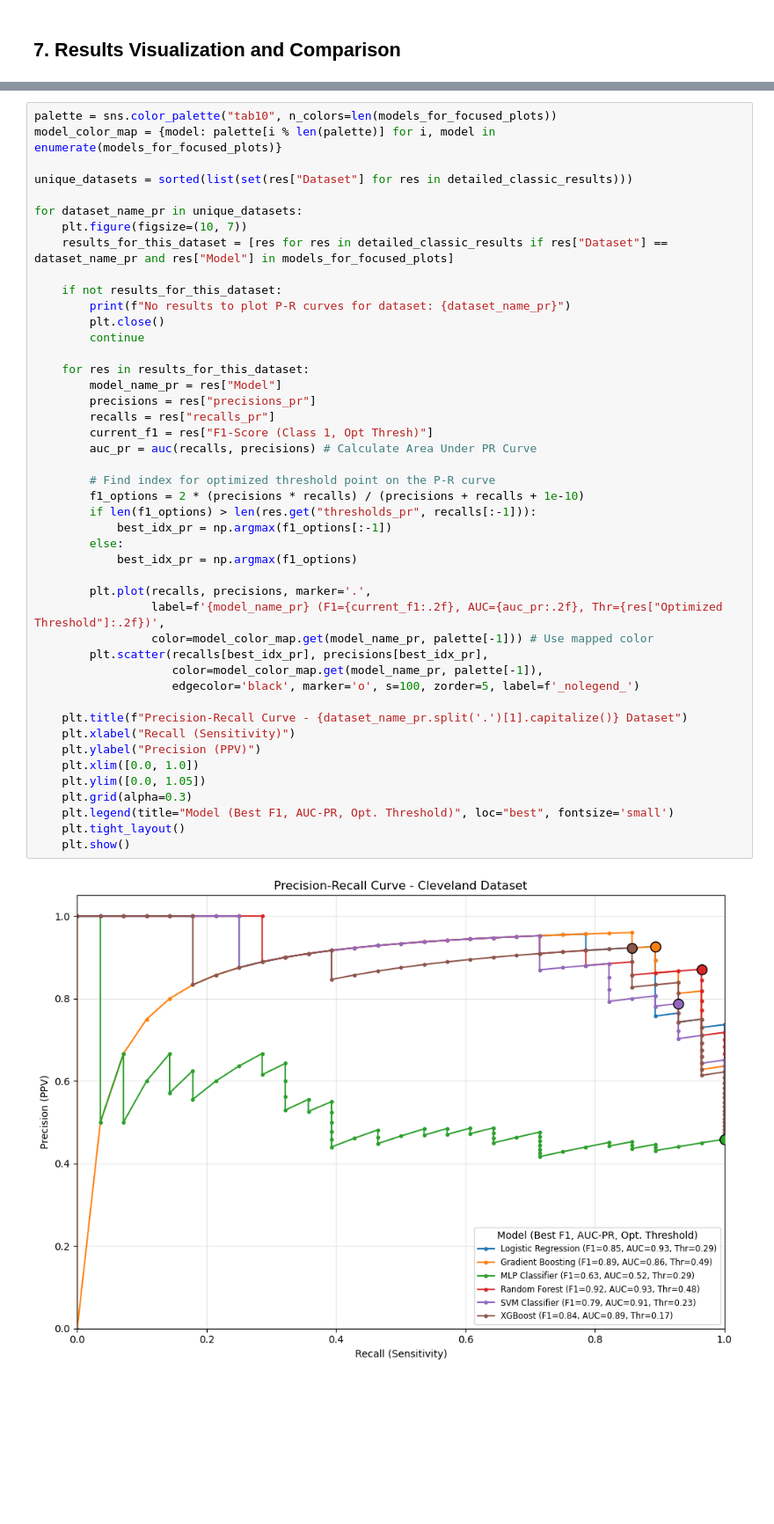
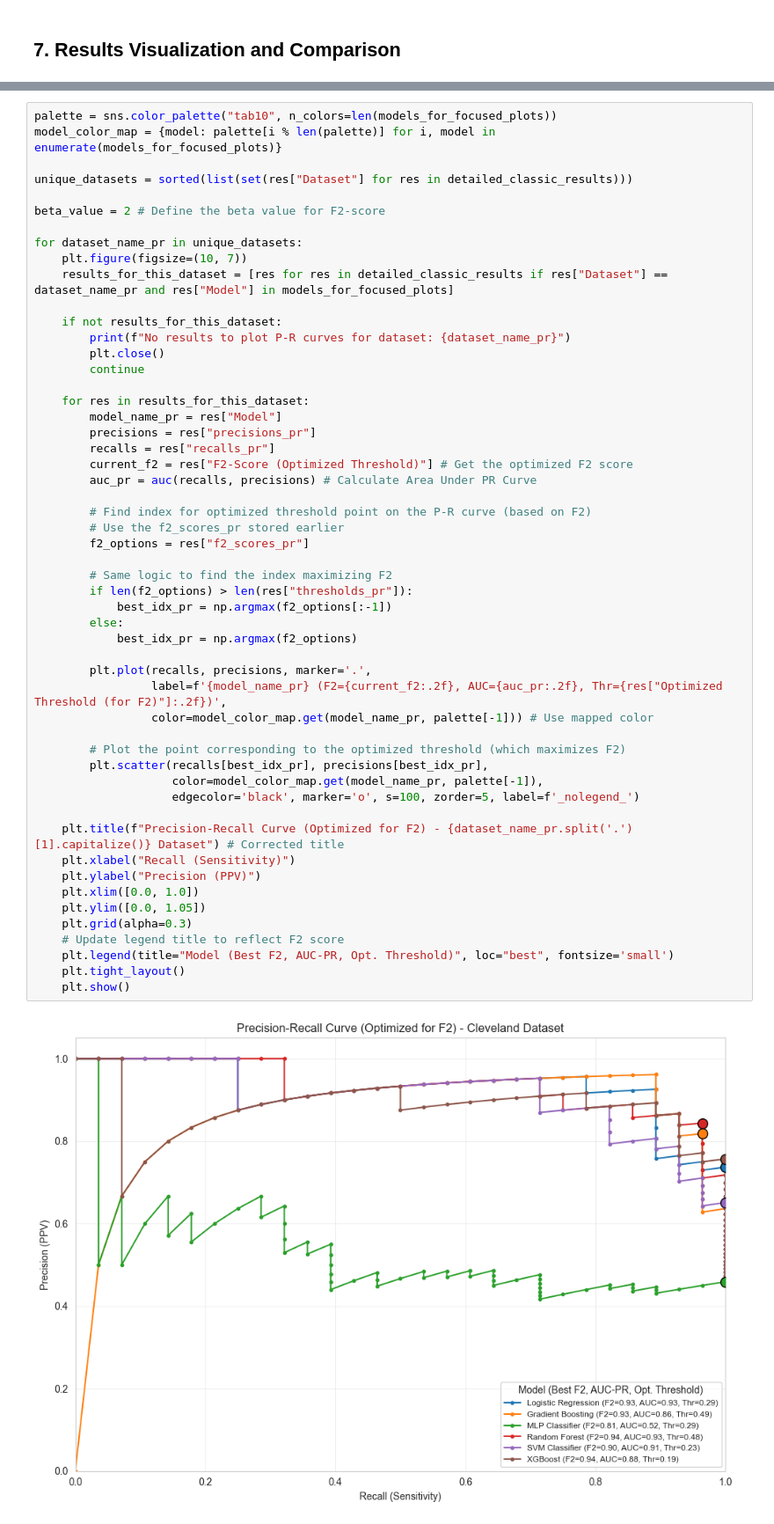
Before and after one commit to BytebenderCoco/machine-learning-predicting-heart-disease, a Jupyter notebook: heart_disease_prediction_baseline_vs_advanced_models.ipynb, the cells around one changed output, grey strips where cells are left out. Shown at 88% size. Cells and saved outputs as stored; diff of their text form; blank space fills up the shorter version.

```diff
--- a/heart_disease_prediction_baseline_vs_advanced_models.ipynb
+++ b/heart_disease_prediction_baseline_vs_advanced_models.ipynb
@@ -708,45 +786,53 @@ palette = sns.color_palette("tab10", n_colors=len(models_for_focused_plots))
 model_color_map = {model: palette[i % len(palette)] for i, model in enumerate(models_for_focused_plots)}
 
 unique_datasets = sorted(list(set(res["Dataset"] for res in detailed_classic_results)))
+
+beta_value = 2 # Define the beta value for F2-score
 
 for dataset_name_pr in unique_datasets:
     plt.figure(figsize=(10, 7))
     results_for_this_dataset = [res for res in detailed_classic_results if res["Dataset"] == dataset_name_pr and res["Model"] in models_for_focused_plots]
 
     if not results_for_this_dataset:
         print(f"No results to plot P-R curves for dataset: {dataset_name_pr}")
         plt.close()
         continue
 
     for res in results_for_this_dataset:
         model_name_pr = res["Model"]
         precisions = res["precisions_pr"]
         recalls = res["recalls_pr"]
-        current_f1 = res["F1-Score (Class 1, Opt Thresh)"]
+        current_f2 = res["F2-Score (Optimized Threshold)"] # Get the optimized F2 score
         auc_pr = auc(recalls, precisions) # Calculate Area Under PR Curve
 
-        # Find index for optimized threshold point on the P-R curve
-        f1_options = 2 * (precisions * recalls) / (precisions + recalls + 1e-10)
-        if len(f1_options) > len(res.get("thresholds_pr", recalls[:-1])):
-            best_idx_pr = np.argmax(f1_options[:-1])
+        # Find index for optimized threshold point on the P-R curve (based on F2)
+        # Use the f2_scores_pr stored earlier
+        f2_options = res["f2_scores_pr"]
+
+        # Same logic to find the index maximizing F2
+        if len(f2_options) > len(res["thresholds_pr"]):
+            best_idx_pr = np.argmax(f2_options[:-1])
         else:
-            best_idx_pr = np.argmax(f1_options)
+            best_idx_pr = np.argmax(f2_options)
 
         plt.plot(recalls, precisions, marker='.',
-                 label=f'{model_name_pr} (F1={current_f1:.2f}, AUC={auc_pr:.2f}, Thr={res["Optimized Threshold"]:.2f})',
+                 label=f'{model_name_pr} (F2={current_f2:.2f}, AUC={auc_pr:.2f}, Thr={res["Optimized Threshold (for F2)"]:.2f})',
                  color=model_color_map.get(model_name_pr, palette[-1])) # Use mapped color
+
+        # Plot the point corresponding to the optimized threshold (which maximizes F2)
         plt.scatter(recalls[best_idx_pr], precisions[best_idx_pr],
                     color=model_color_map.get(model_name_pr, palette[-1]),
                     edgecolor='black', marker='o', s=100, zorder=5, label=f'_nolegend_')
 
-    plt.title(f"Precision-Recall Curve - {dataset_name_pr.split('.')[1].capitalize()} Dataset")
+    plt.title(f"Precision-Recall Curve (Optimized for F2) - {dataset_name_pr.split('.')[1].capitalize()} Dataset") # Corrected title
     plt.xlabel("Recall (Sensitivity)")
     plt.ylabel("Precision (PPV)")
     plt.xlim([0.0, 1.0])
     plt.ylim([0.0, 1.05])
     plt.grid(alpha=0.3)
-    plt.legend(title="Model (Best F1, AUC-PR, Opt. Threshold)", loc="best", fontsize='small')
+    # Update legend title to reflect F2 score
+    plt.legend(title="Model (Best F2, AUC-PR, Opt. Threshold)", loc="best", fontsize='small')
     plt.tight_layout()
     plt.show()
 # %% [output]
-[figure, old version]
+[figure, new version]
```
Also changed, not shown: parts of 22 cells of this notebook.
